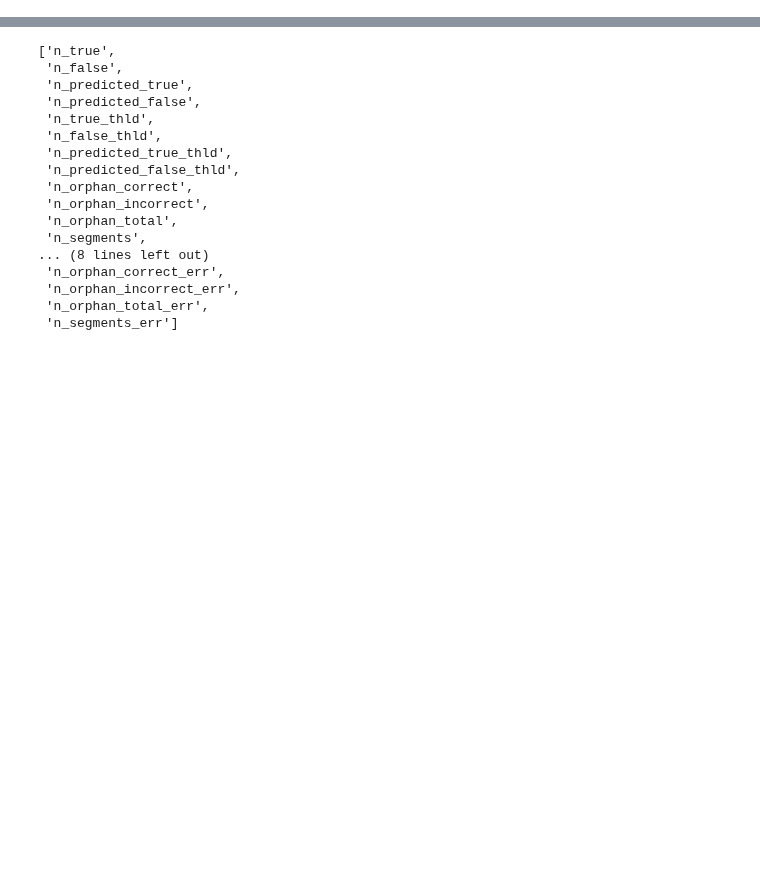
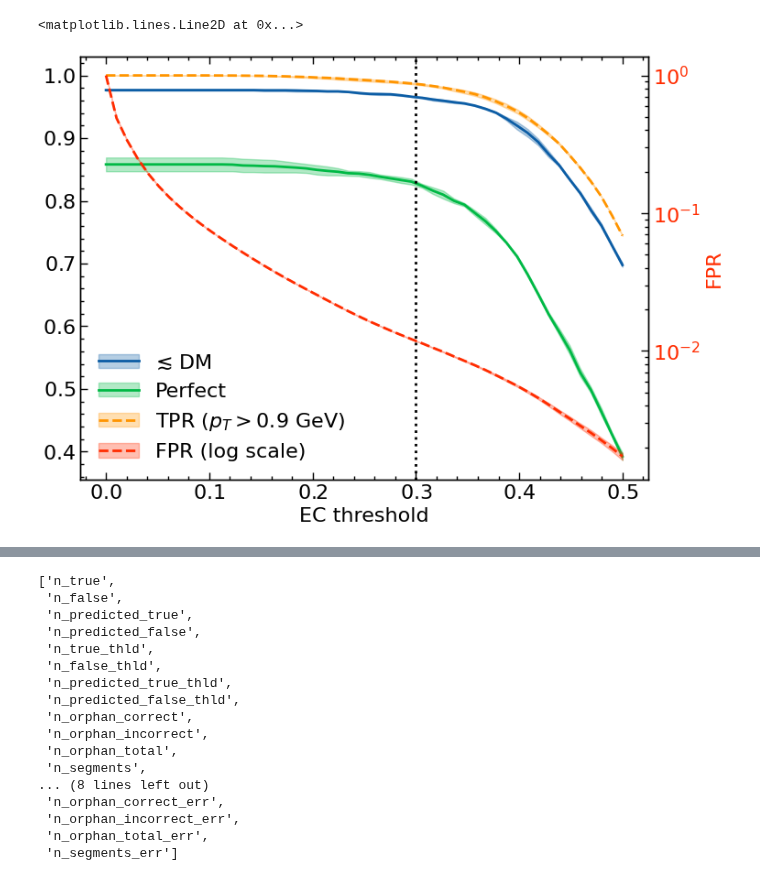
Before and after one commit to gnn-tracking/klieret-gnn-tracking-experiments, a Jupyter notebook: notebooks/0570_find_legacy_ef_cutoff.ipynb, the cells around one changed output, grey strips where cells are left out. Drawn from its saved outputs; the diff is of its cells as text; code cells hidden in the pictures; blank space fills up the shorter version.

```diff
--- a/notebooks/0570_find_legacy_ef_cutoff.ipynb
+++ b/notebooks/0570_find_legacy_ef_cutoff.ipynb
@@ -3,3 +1,13 @@ from gnn_tracking.training.ec import ECModule
+# %%
+from gnn_tracking.training.ec import ECModule
+from gnn_tracking.metrics.cluster_metrics import tracking_metrics_data
+from gnn_tracking.analysis.graphs import get_cc_labels
+
+import scienceplots
+
+import matplotlib.pyplot as plt
+
+plt.style.use(("science", "notebook"))
 # %%
 module = ECModule.load_from_checkpoint(
     "/home/kl5675/Documents/23/git_sync/hyperparameter_optimization2/scripts/legacy/lightning_logs/adorable-dalmatian-of-rain/checkpoints/epoch=19-step=144000.ckpt",
@@ -11,17 +19,17 @@ module = ECModule.load_from_checkpoint(
 # %%
 from gnn_tracking.utils.loading import TrackingDataModule
-
+# fixme: This now tries ad-hoc the new graphs
 dm = TrackingDataModule(
     train=dict(
         dirs=[
-            "/scratch/gpfs/IOJALVO/gnn-tracking/object_condensation/graphs_v5/part_1/"
+            "/scratch/gpfs/IOJALVO/gnn-tracking/object_condensation/graphs_v6/part_1/"
         ],
     ),
     val=dict(
         dirs=[
-            "/scratch/gpfs/IOJALVO/gnn-tracking/object_condensation/graphs_v5/part_9/"
+            "/scratch/gpfs/IOJALVO/gnn-tracking/object_condensation/graphs_v6/part_9/"
         ],
-        stop=5
+        stop=2
     ),
 )
 dm.setup(stage="fit")
@@ -32,0 +96,4 @@ dm.setup(stage="fit")
+# %%
+import numpy as np
+
+df = get_maximum_dm_stats(module, dm.val_dataloader(), np.linspace(0., 0.5, 50))
@@ -32,0 +192,7 @@ dm.setup(stage="fit")
+# %%
+tpip = ThresholdPossibilityInfoPlot(df)
+tpip.plot()
+tpip.ax.axvline(0.3, color="black", ls=":")
+# %% [output]
+<matplotlib.lines.Line2D at 0x...>
+[figure, added]
```
Also changed, not shown: parts of 9 cells of this notebook, 1 other file.
